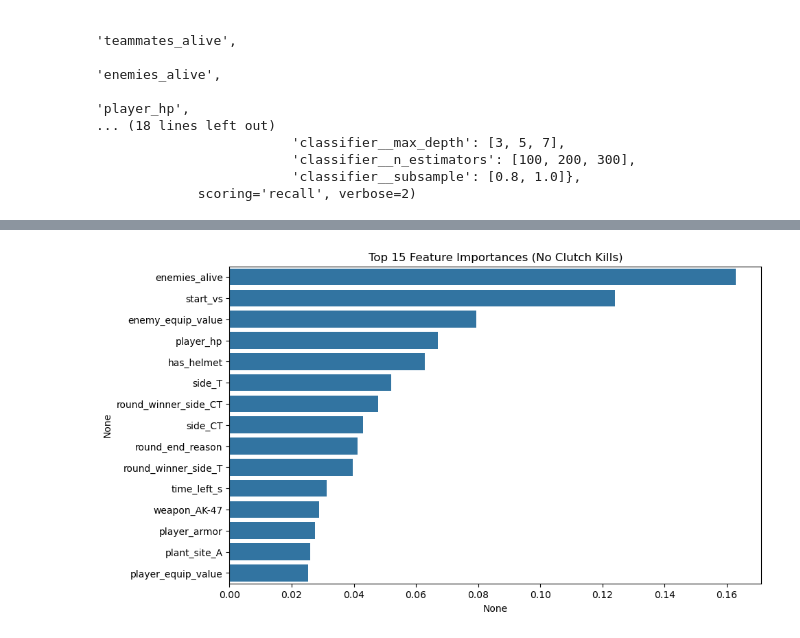
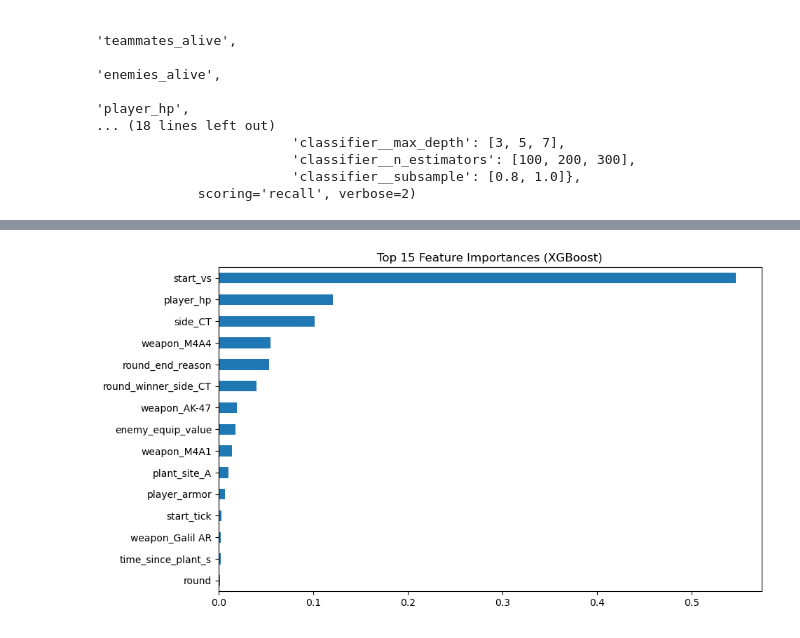
Before and after one commit to kalem313/counter-strike-2-clutch-predictor, a Jupyter notebook: cs2_clutch_predictor.ipynb, the cells around one changed output, grey strips where cells are left out. Saved outputs shown, nothing was run; the diff lists cells and outputs as text; code cells hidden in the pictures.

```diff
--- a/cs2_clutch_predictor.ipynb
+++ b/cs2_clutch_predictor.ipynb
@@ -133,0 +134,10 @@ weighted avg       0.98      0.98      0.97       164
+# %%
+from sklearn.model_selection import cross_val_score
+
+best_xgb_model = grid_search_xgb.best_estimator_
+
+# 5-fold CV on entire dataset
+cv_scores = cross_val_score(best_xgb_model, X, y, cv=5, scoring='f1')
+
+print("Cross-validation F1 scores:", cv_scores)
+print("Mean F1:", cv_scores.mean(), "±", cv_scores.std())
@@ -134,20 +162,23 @@ weighted avg       0.98      0.98      0.97       164
 # %%
-# feature names after preprocessing
 feature_names = (
     num_features +
-    list(clf.named_steps["preprocessor"]
+    list(best_xgb_model.named_steps["preprocessor"]
          .named_transformers_["cat"]
          .get_feature_names_out(cat_features))
 )
 
-importances = clf.named_steps["classifier"].feature_importances_
+# extract importances
+importances = best_xgb_model.named_steps["classifier"].feature_importances_
+
 feat_imp = pd.Series(importances, index=feature_names).sort_values(ascending=False)
 
-# top 15
+# Plot top 15
+top_n = 15
 plt.figure(figsize=(10,6))
-sns.barplot(x=feat_imp.head(15), y=feat_imp.head(15).index)
-plt.title("Top 15 Feature Importances (No Clutch Kills)")
+feat_imp[:top_n].plot(kind="barh")
+plt.title(f"Top {top_n} Feature Importances (XGBoost)")
+plt.gca().invert_yaxis()
 plt.show()
 # %% [output]
-[figure, old version]
+[figure, new version]
 # %% [markdown]
```
Also changed, not shown: parts of 5 cells of this notebook, 1 other file.
